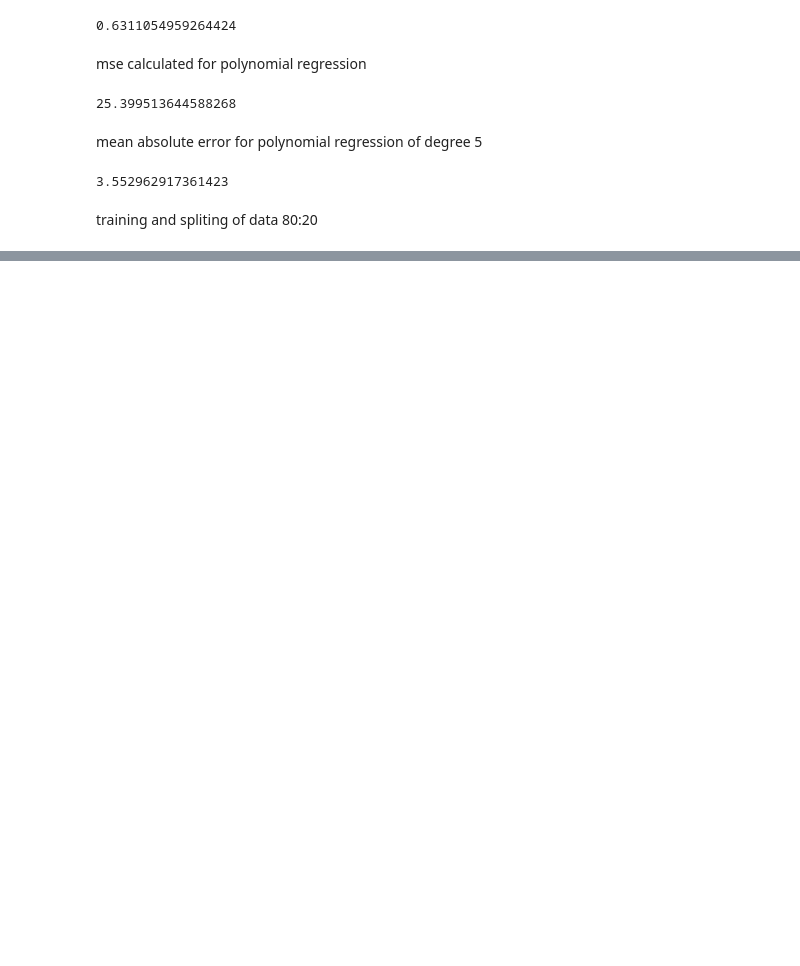
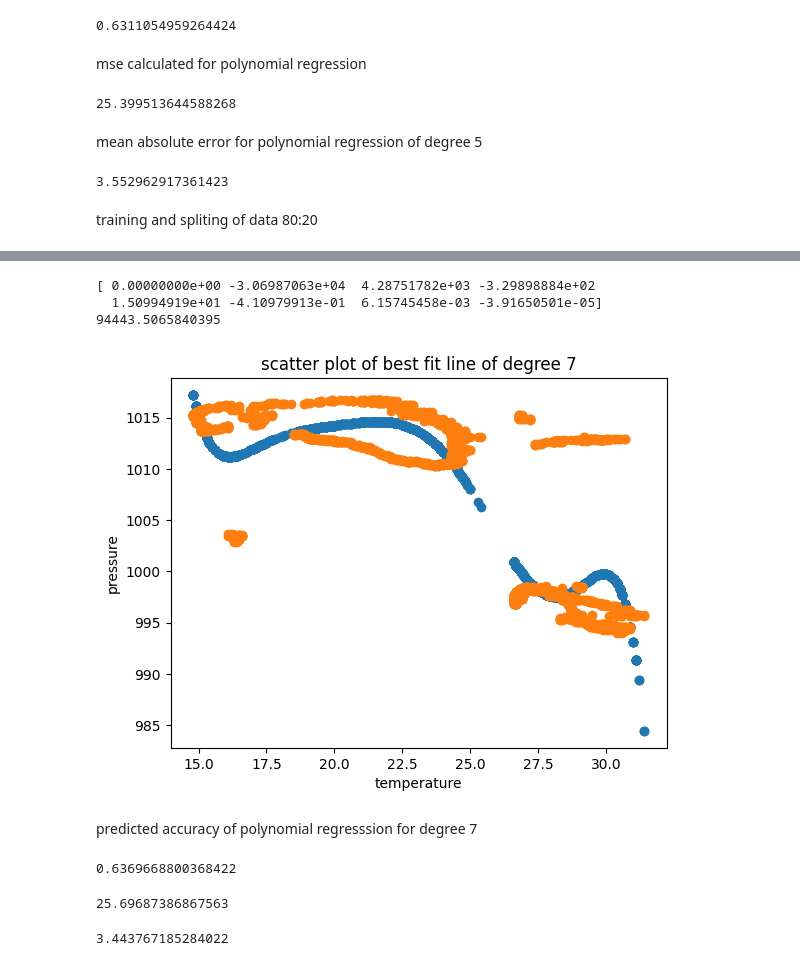
Before and after one commit to joshIsac/sem-2-lab-, a Jupyter notebook: 2348523_LAB_4_POLYNOMIAL_REGRESSION.ipynb, the cells around one changed output, grey strips where cells are left out. Saved outputs shown, nothing was run; the diff lists cells and outputs as text; code cells hidden in the pictures; blank space fills up the shorter version.

```diff
--- a/2348523_LAB_4_POLYNOMIAL_REGRESSION.ipynb
+++ b/2348523_LAB_4_POLYNOMIAL_REGRESSION.ipynb
@@ -421,0 +501,6 @@ X_train
+# %%
+pol=PolynomialFeatures(degree=7,include_bias=True)
+X_train_p=pol.fit_transform(X_train)
+X_test_p=pol.fit_transform(X_test)
+print(f'X_train_p: {X_train_p}')
+print(f'X_test_p: {X_test_p}')
@@ -421,0 +525,37 @@ X_train
+# %%
+lin_reg6=LinearRegression()
+lin_reg6.fit(X_train_p,y_train)
+print(lin_reg6.coef_)
+print(lin_reg6.intercept_)
+# %% [output]
+[ 0.00000000e+00 -3.06987063e+04  4.28751782e+03 -3.29898884e+02
+  1.50994919e+01 -4.10979913e-01  6.15745458e-03 -3.91650501e-05]
+94443.5065840395
+# %%
+plt.scatter(X_train,lin_reg6.predict(X_train_p))
+plt.scatter(X_train,y_train)
+plt.xlabel('temperature')
+plt.ylabel('pressure')
+
+plt.title("scatter plot of best fit line of degree 7")
+plt.show()
+# %% [output]
+[figure, added]
+# %% [markdown]
+predicted accuracy of polynomial regresssion for degree 7
+# %%
+y_predict6=lin_reg6.predict(X_test_p)
+score6=r2_score(y_test,y_predict6)
+score6
+# %% [output]
+0.6369668800368422
+# %%
+mse6=sum((y_predict6-y_test)**2)/576
+mse6
+# %% [output]
+25.69687386867563
+# %%
+mae6=sum(abs(y_predict6-y_test))/576
+mae6
+# %% [output]
+3.443767185284022
```
Also changed, not shown: parts of 19 cells of this notebook.
